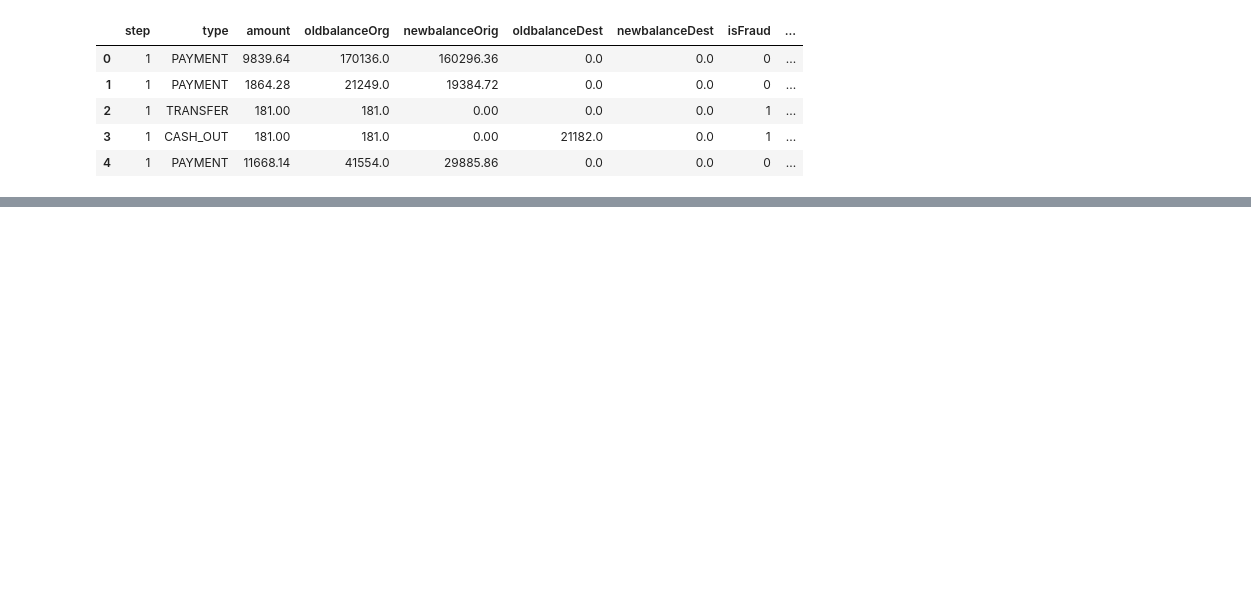
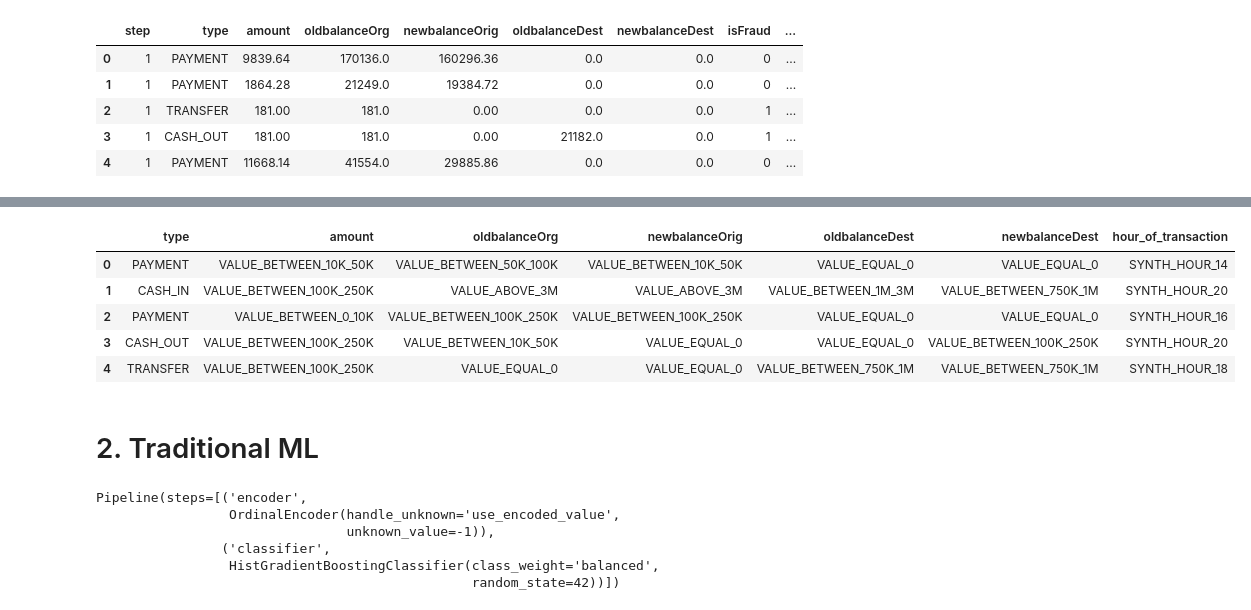
Before and after one commit to paulohenriquecrs/BERT-Fraud-Detection-PaySim, a Jupyter notebook: test.ipynb, the cells around one changed output, grey strips where cells are left out. Drawn from its saved outputs; the diff is of its cells as text; code cells hidden in the pictures; blank space fills up the shorter version.

```diff
--- a/test.ipynb
+++ b/test.ipynb
@@ -84,3 +81,8 @@ def convert_step_to_part_of_day(step):
+# %%
+def convert_step_to_hour(step: int) -> str:
+    """Convert a step value to an hour string."""
+    hour = step % 24
+    return f"SYNTH_HOUR_{hour:02d}"
 # %%
 df_raw_train["hour_of_transaction"] = df_raw_train["step"].apply(convert_step_to_hour)
 df_raw_eval["hour_of_transaction"] = df_raw_eval["step"].apply(convert_step_to_hour)
@@ -89,3 +91,34 @@ df_raw_test["hour_of_transaction"] = df_raw_test["step"].apply(convert_step_to_h
 df_raw_train.drop(columns=["step"], inplace=True)
 df_raw_eval.drop(columns=["step"], inplace=True)
 df_raw_test.drop(columns=["step"], inplace=True)
+# %%
+VALUE_BINS = [
+    -np.inf,
+    0,
+    10_000,
+    50_000,
+    100_000,
+    250_000,
+    500_000,
+    750_000,
+    1_000_000,
+    3_000_000,
+    np.inf,
+]
+VALUE_LABELS = [
+    "VALUE_EQUAL_0",
+    "VALUE_BETWEEN_0_10K",
+    "VALUE_BETWEEN_10K_50K",
+    "VALUE_BETWEEN_50K_100K",
+    "VALUE_BETWEEN_100K_250K",
+    "VALUE_BETWEEN_250K_500K",
+    "VALUE_BETWEEN_500K_750K",
+    "VALUE_BETWEEN_750K_1M",
+    "VALUE_BETWEEN_1M_3M",
+    "VALUE_ABOVE_3M",
+]
+
+
+def bin_values_column(series: pd.Series) -> pd.Series:
+    """Fast vectorized binning using pd.cut for whole Pandas Series."""
+    return pd.cut(series, bins=VALUE_BINS, labels=VALUE_LABELS, right=True)
@@ -166,3 +167,42 @@ for col in num_cols_test:
 df_raw_train.reset_index(drop=True, inplace=True)
 df_raw_eval.reset_index(drop=True, inplace=True)
 df_raw_test.reset_index(drop=True, inplace=True)
+# %%
+df_raw_train.head()
+# %% [output]
+|  | type | amount | oldbalanceOrg | newbalanceOrig | oldbalanceDest | newbalanceDest | hour_of_transaction |
+| 0 | PAYMENT | VALUE_BETWEEN_10K_50K | VALUE_BETWEEN_50K_100K | VALUE_BETWEEN_10K_50K | VALUE_EQUAL_0 | VALUE_EQUAL_0 | SYNTH_HOUR_14 |
+| 1 | CASH_IN | VALUE_BETWEEN_100K_250K | VALUE_ABOVE_3M | VALUE_ABOVE_3M | VALUE_BETWEEN_1M_3M | VALUE_BETWEEN_750K_1M | SYNTH_HOUR_20 |
+| 2 | PAYMENT | VALUE_BETWEEN_0_10K | VALUE_BETWEEN_100K_250K | VALUE_BETWEEN_100K_250K | VALUE_EQUAL_0 | VALUE_EQUAL_0 | SYNTH_HOUR_16 |
+| 3 | CASH_OUT | VALUE_BETWEEN_100K_250K | VALUE_BETWEEN_10K_50K | VALUE_EQUAL_0 | VALUE_EQUAL_0 | VALUE_BETWEEN_100K_250K | SYNTH_HOUR_20 |
+| 4 | TRANSFER | VALUE_BETWEEN_100K_250K | VALUE_EQUAL_0 | VALUE_EQUAL_0 | VALUE_BETWEEN_750K_1M | VALUE_BETWEEN_750K_1M | SYNTH_HOUR_18 |
+# %% [markdown]
+# 2. Traditional ML
+# %%
+pipeline_hgb = Pipeline(
+    steps=[
+        (
+            "encoder",
+            OrdinalEncoder(handle_unknown="use_encoded_value", unknown_value=-1),
+        ),
+        (
+            "classifier",
+            HistGradientBoostingClassifier(
+                categorical_features="from_dtype",
+                class_weight="balanced",
+                random_state=42,
+            ),
+        ),
+    ]
+)
+
+# Convert mapped columns to 'category' dtype for HistGradientBoosting
+X_train_encoded = df_raw_train.astype("category")
+pipeline_hgb.fit(X_train_encoded, labels_train)
+# %% [output]
+Pipeline(steps=[('encoder',
+                 OrdinalEncoder(handle_unknown='use_encoded_value',
+                                unknown_value=-1)),
+                ('classifier',
+                 HistGradientBoostingClassifier(class_weight='balanced',
+                                                random_state=42))])
```
Also changed, not shown: parts of 44 cells of this notebook.
